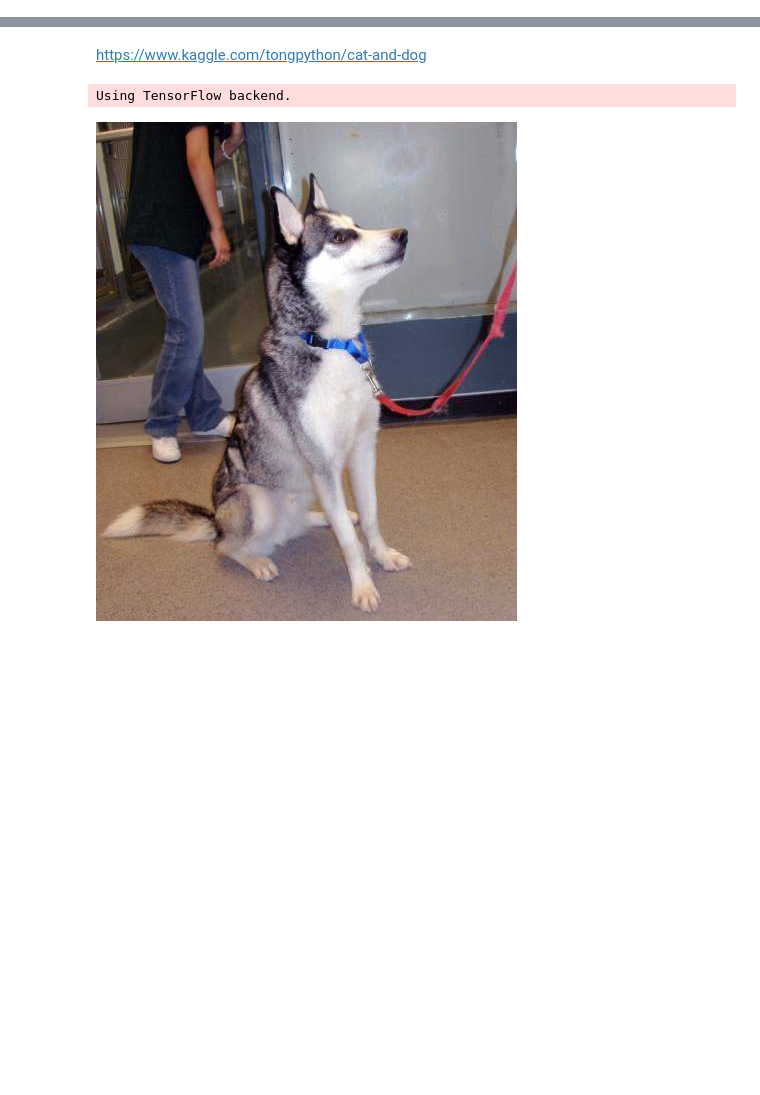
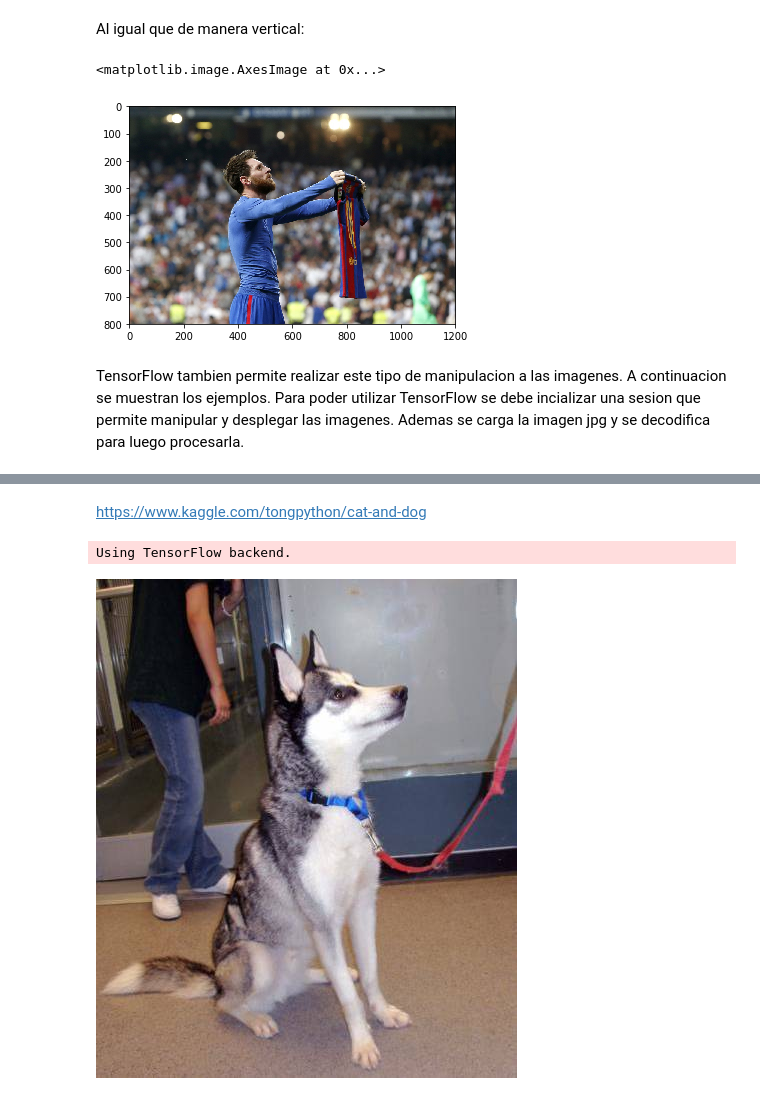
Before and after one commit to Boris94cr/Reconocimiento-de-Patrones, a Jupyter notebook: Inv-Corta-3/Inv-Corta-3.ipynb, the cells around one changed output, grey strips where cells are left out. Saved outputs shown, nothing was run; the diff lists cells and outputs as text; code cells hidden in the pictures; blank space fills up the shorter version.

```diff
--- a/Inv-Corta-3/Inv-Corta-3.ipynb
+++ b/Inv-Corta-3/Inv-Corta-3.ipynb
@@ -0,0 +37,10 @@
+# %% [markdown]
+Al igual que de manera vertical:
+# %%
+imgFlip = np.fliplr(plotImg)
+plot.imshow(imgFlip)
+# %% [output]
+<matplotlib.image.AxesImage at 0x...>
+[figure, added]
+# %% [markdown]
+TensorFlow tambien permite realizar este tipo de manipulacion a las imagenes. A continuacion se muestran los ejemplos. Para poder utilizar TensorFlow se debe incializar una sesion que permite manipular y desplegar las imagenes. Ademas se carga la imagen jpg y se decodifica para luego procesarla.
```
Also changed, not shown: parts of 37 cells of this notebook, 1 other file.
